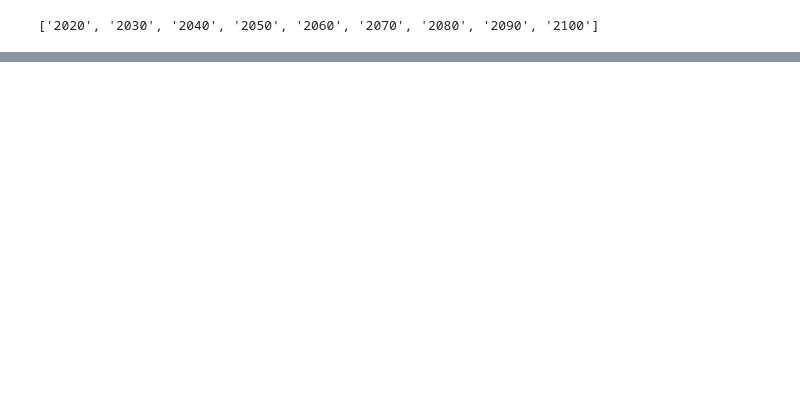
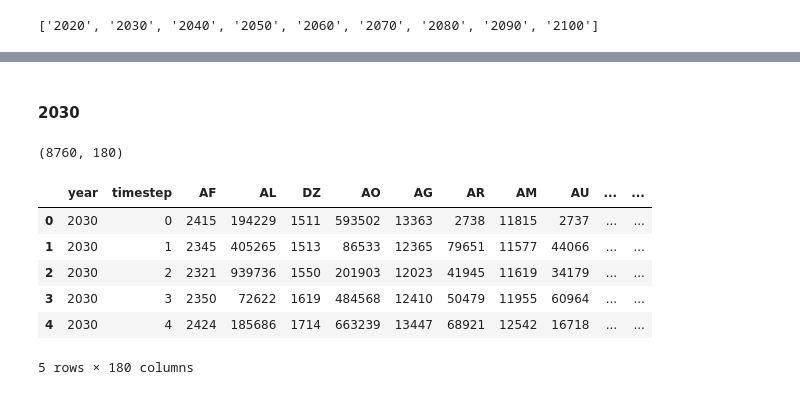
Before and after one commit to open-energy-transition/electric-demand-data, a Jupyter notebook: models/xgboost/comparison/Process Toktarova.ipynb, the cells around one changed output, grey strips where cells are left out. Saved outputs shown, nothing was run; the diff lists cells and outputs as text; code cells hidden in the pictures; blank space fills up the shorter version.

```diff
--- a/models/xgboost/comparison/Process Toktarova.ipynb
+++ b/models/xgboost/comparison/Process Toktarova.ipynb
@@ -102,0 +93,15 @@ years_available.remove("2070")
+# %% [markdown]
+#### 2030
+# %%
+extract_2030 = extract_data_for_year(2030)
+print(extract_2030.shape)
+extract_2030.head()
+# %% [output]
+(8760, 180)
+|  | year | timestep | AF | AL | DZ | AO | AG | AR | AM | AU | ... | ... |
+| 0 | 2030 | 0 | 2415 | 194229 | 1511 | 593502 | 13363 | 2738 | 11815 | 2737 | ... | ... |
+| 1 | 2030 | 1 | 2345 | 405265 | 1513 | 86533 | 12365 | 79651 | 11577 | 44066 | ... | ... |
+| 2 | 2030 | 2 | 2321 | 939736 | 1550 | 201903 | 12023 | 41945 | 11619 | 34179 | ... | ... |
+| 3 | 2030 | 3 | 2350 | 72622 | 1619 | 484568 | 12410 | 50479 | 11955 | 60964 | ... | ... |
+| 4 | 2030 | 4 | 2424 | 185686 | 1714 | 663239 | 13447 | 68921 | 12542 | 16718 | ... | ... |
+5 rows × 180 columns
```
Also changed, not shown: parts of 34 cells of this notebook.
